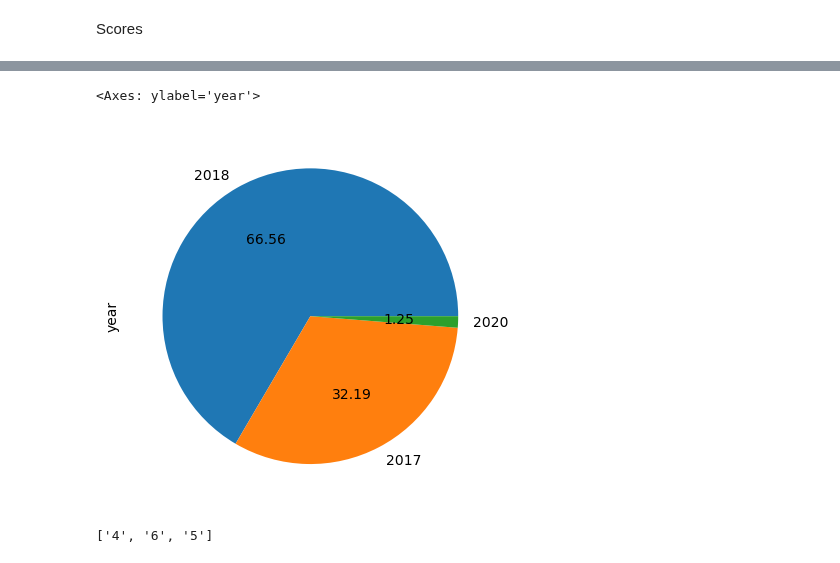
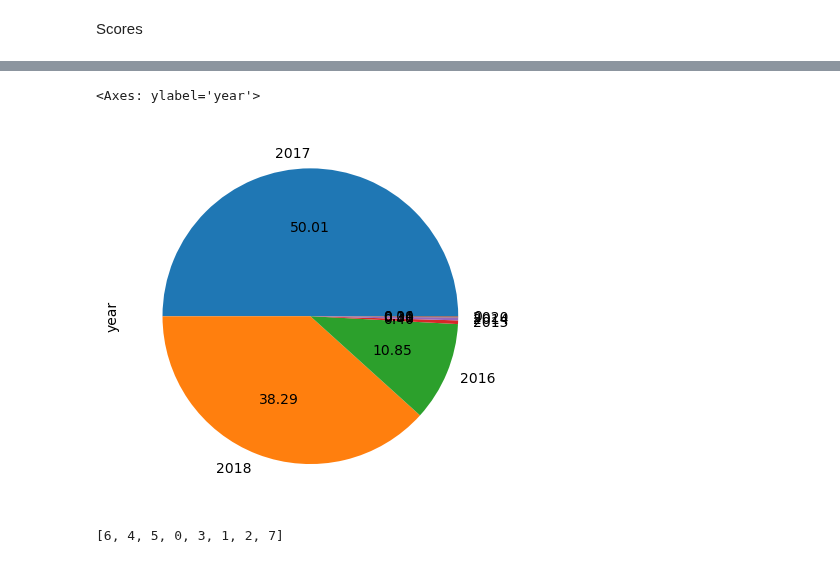
Before and after one commit to level-data-1a/predicting-proficiency, a Jupyter notebook: louisemarie-explore.ipynb, the cells around one changed output, grey strips where cells are left out. Drawn from its saved outputs; the diff is of its cells as text; code cells hidden in the pictures.

```diff
--- a/louisemarie-explore.ipynb
+++ b/louisemarie-explore.ipynb
@@ -5,10 +5,3 @@ import json
 import seaborn as sns
 import matplotlib.pyplot as plt
 import os
-# %%
-json_path = 'C:\\Users\\lmmag\\LevelData\\raw\\district.json'
-with open(json_path, 'r') as file:
-    data = json.load(file)
-
-
-##C:\Users\lmmag\LevelData\raw
@@ -14,0 +25,25 @@ with open(json_path, 'r') as file:
+# %%
+with open('data/raw/a_all_2024-08-29.json', 'r') as file:
+    data = json.loads(file.read())
+
+with open('data/raw/a_scores_2024-09-11.json', 'r') as file:
+    scores_json = json.loads(file.read())
+
+with open('data/raw/a_benchmarks_2024-09-11.json', 'r') as file:
+    benchmarks_json = json.loads(file.read())
+
+with open('data/raw/a_vendorUsage_2024-09-11.json', 'r') as file:
+    vendorUsage_json = json.loads(file.read())
+# %%
+scores_data = scores_json[list(scores_json.keys())[0]]
+scores_df = pd.DataFrame(scores_data)
+
+benchmarks_df = pd.DataFrame(benchmarks_json['benchmarks'])
+schools_df = pd.DataFrame(data['schools'])
+courseSections_df = pd.DataFrame(data['courseSections'])
+courseSectionRosters_df = pd.DataFrame(data['courseSectionRosters'])
+
+vendorUsage_data = vendorUsage_json[list(vendorUsage_json.keys())[0]]
+vendorUsage_df = pd.DataFrame(vendorUsage_data)
+
+vendorKey_df = pd.read_csv('data/raw/a_vendorKey_2024-09-11.csv')
@@ -565,11 +587,11 @@ dtype: int64
 # %%
-scores['year'].value_counts().plot.pie(autopct= '%.2f')
+scores_df['year'].value_counts().plot.pie(autopct= '%.2f')
 # %% [output]
 <Axes: ylabel='year'>
-[figure, old version]
+[figure, new version]
 # %%
-measure_typeID_list= scores['measurementTypeId'].unique().tolist()
+measure_typeID_list= scores_df['measurementTypeId'].unique().tolist()
 measure_typeID_list
 # %% [output]
-['4', '6', '5']
+[6, 4, 5, 0, 3, 1, 2, 7]
 # %%
```
Also changed, not shown: parts of 103 cells of this notebook.
